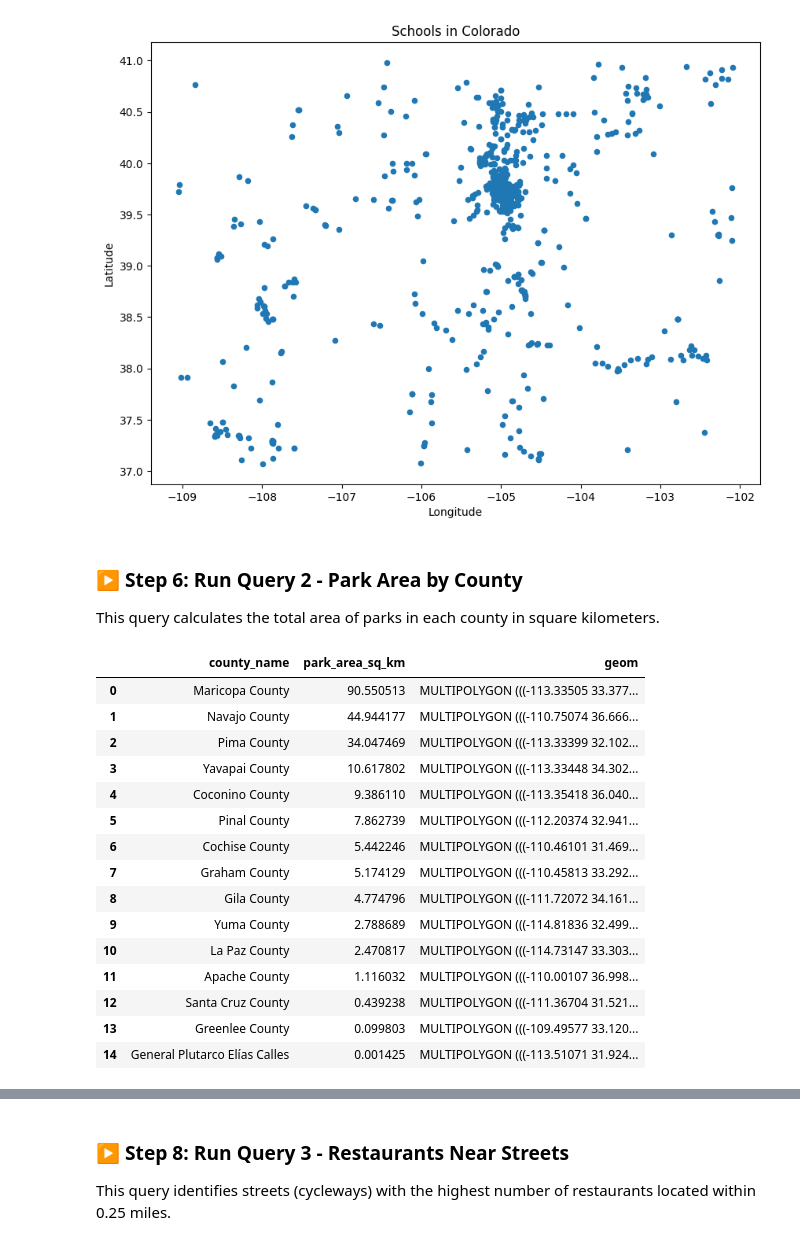
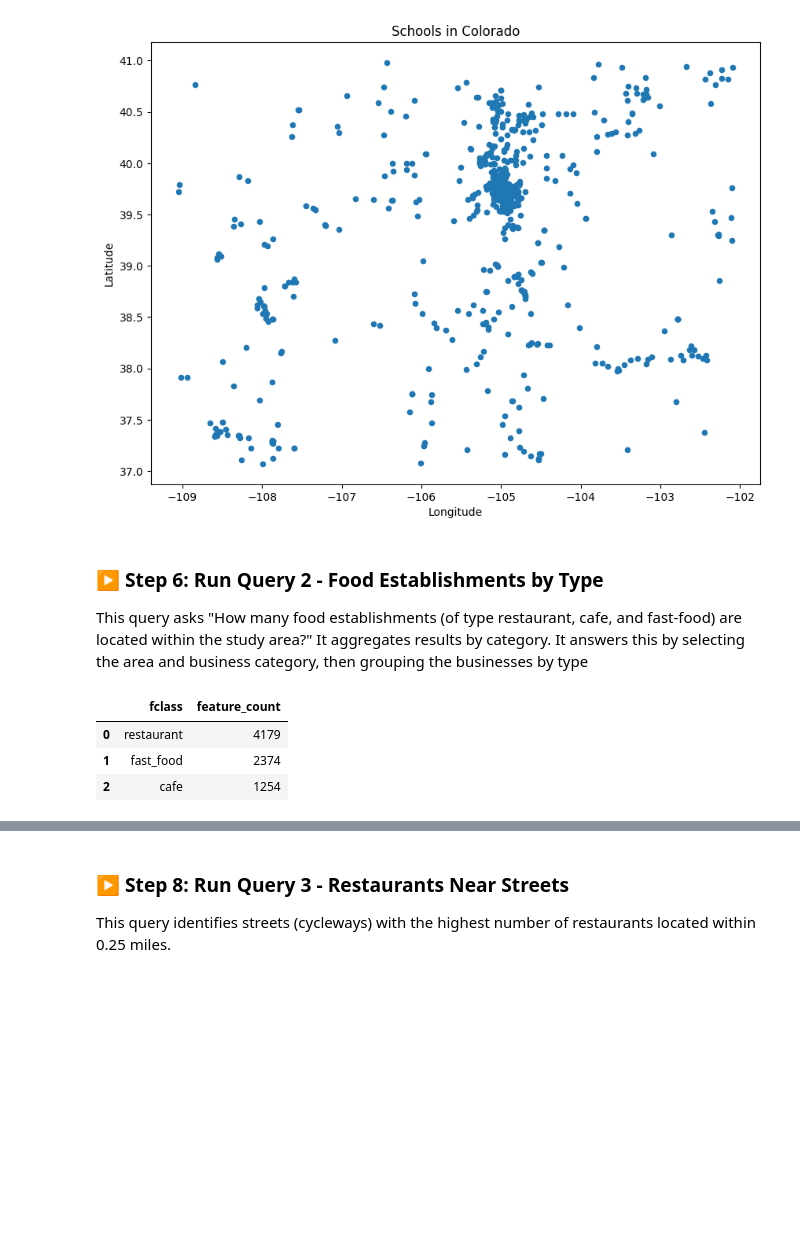
Before and after one commit to rdeckowitz/gist604b-osm-postgis-fa26, a Jupyter notebook: notebooks/osm_postgis_colorado.ipynb, the cells around one changed output, grey strips where cells are left out. Cells and saved outputs as stored; diff of their text form; code cells hidden in the pictures; blank space fills up the shorter version.

Commit message:
Add query 2 to osm_postgis_colorado notebook and visualize AI assisted in explaining functions

```diff
--- a/notebooks/osm_postgis_colorado.ipynb
+++ b/notebooks/osm_postgis_colorado.ipynb
@@ -202,38 +200,28 @@ ax.set_ylabel("Latitude")
 plt.show()
 # %% [output]
 [figure]
-# %% [markdown]
-### ▶️ Step 6: Run Query 2 - Park Area by County
-
-This query calculates the total area of parks in each county in square kilometers.
+# %% [markdown]
+### ▶️ Step 6: Run Query 2 - Food Establishments by Type
+
+This query asks "How many food establishments (of type restaurant, cafe, and fast-food) are located within the study area?"
+It aggregates results by category.
+It answers this by selecting the area and business category, then grouping the businesses by type
 # %%
-query_2_file = Path("../sql/arizona/02_osm_park_area_by_county.sql")
+query_2_file = Path("../sql/colorado/02_osm_foods_per_area.sql")
 
 # Read SQL query from file
 query_2_sql = query_2_file.read_text(encoding="utf-8")
 
 # Execute query and load result as a GeoDataFrame
 try:
     query_2_results = gpd.read_postgis(query_2_sql, engine, geom_col="geom")
     # Display results
-    display(query_2_results)
+    display(query_2_results.drop(columns=["geom"])) #geom is there so it is recognized by geopandas, but not actually part of the results
 except Exception as e:
     print("❌ Query failed:")
     print(e)
 # %% [output]
-|  | county_name | park_area_sq_km | geom |
-| 0 | Maricopa County | 90.550513 | MULTIPOLYGON (((-113.33505 33.377... |
-| 1 | Navajo County | 44.944177 | MULTIPOLYGON (((-110.75074 36.666... |
-| 2 | Pima County | 34.047469 | MULTIPOLYGON (((-113.33399 32.102... |
-| 3 | Yavapai County | 10.617802 | MULTIPOLYGON (((-113.33448 34.302... |
-| 4 | Coconino County | 9.386110 | MULTIPOLYGON (((-113.35418 36.040... |
-| 5 | Pinal County | 7.862739 | MULTIPOLYGON (((-112.20374 32.941... |
-| 6 | Cochise County | 5.442246 | MULTIPOLYGON (((-110.46101 31.469... |
-| 7 | Graham County | 5.174129 | MULTIPOLYGON (((-110.45813 33.292... |
-| 8 | Gila County | 4.774796 | MULTIPOLYGON (((-111.72072 34.161... |
-| 9 | Yuma County | 2.788689 | MULTIPOLYGON (((-114.81836 32.499... |
-| 10 | La Paz County | 2.470817 | MULTIPOLYGON (((-114.73147 33.303... |
-| 11 | Apache County | 1.116032 | MULTIPOLYGON (((-110.00107 36.998... |
-| 12 | Santa Cruz County | 0.439238 | MULTIPOLYGON (((-111.36704 31.521... |
-| 13 | Greenlee County | 0.099803 | MULTIPOLYGON (((-109.49577 33.120... |
-| 14 | General Plutarco Elías Calles | 0.001425 | MULTIPOLYGON (((-113.51071 31.924... |
+|  | fclass | feature_count |
+| 0 | restaurant | 4179 |
+| 1 | fast_food | 2374 |
+| 2 | cafe | 1254 |
```
Also changed, not shown: parts of 15 cells of this notebook, 1 other file.
